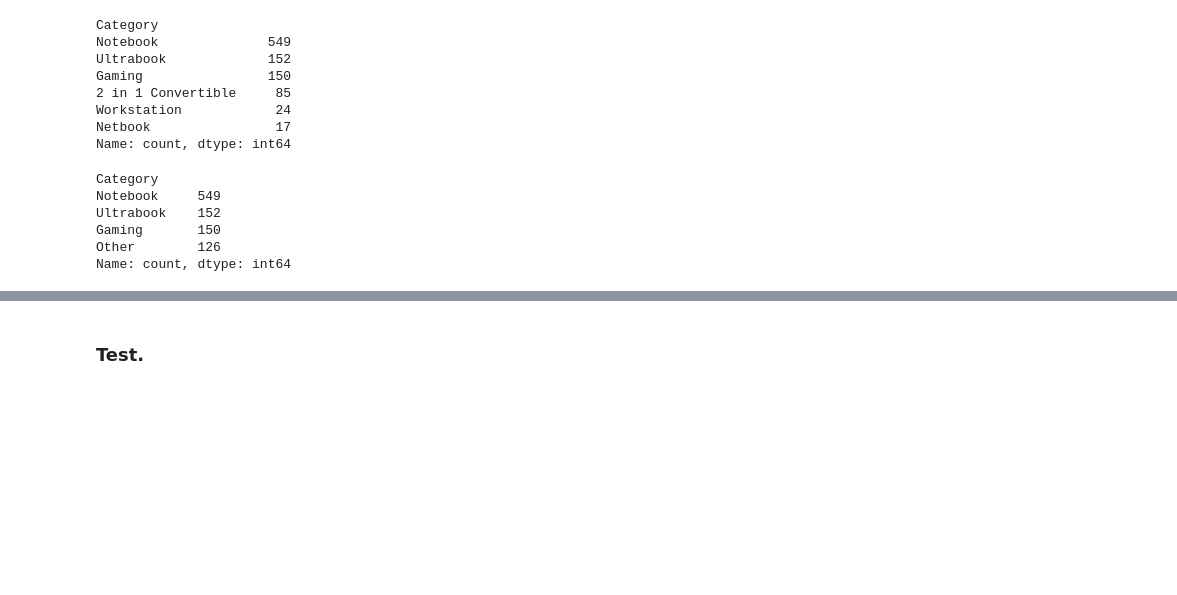
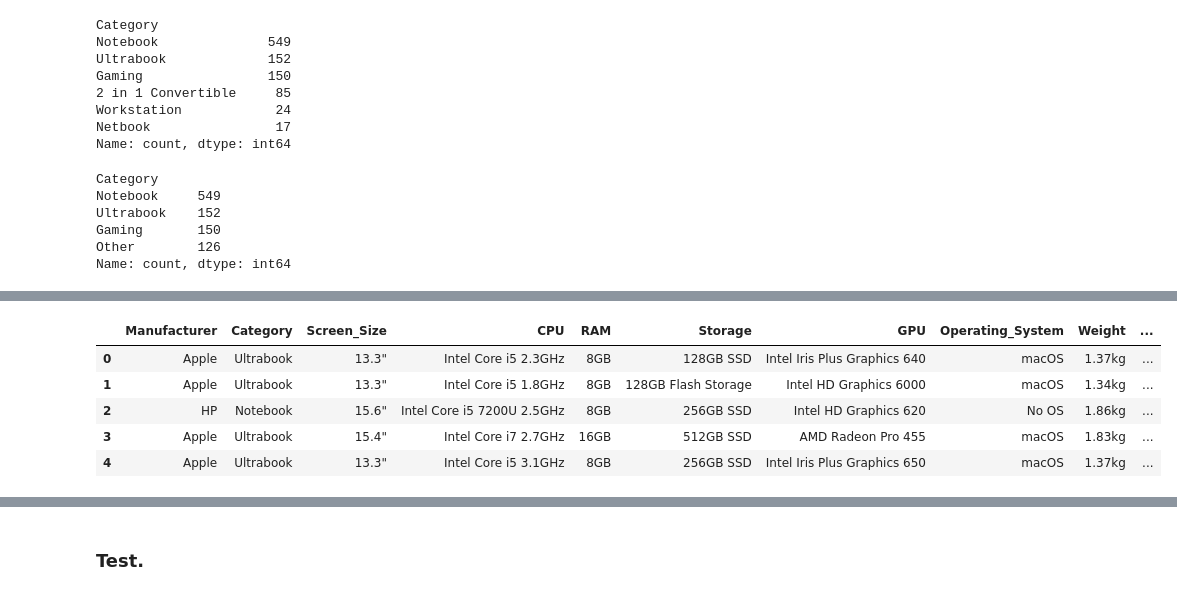
Before and after one commit to dapafer/kaggle-competition, a Jupyter notebook: src/EDA.ipynb, the cells around one changed output, grey strips where cells are left out. Cells and saved outputs as stored; diff of their text form; code cells hidden in the pictures; blank space fills up the shorter version.

```diff
--- a/src/EDA.ipynb
+++ b/src/EDA.ipynb
@@ -182,9 +232,9 @@ Netbook                17
 Name: count, dtype: int64
 # %%
 # transformar valores de "Category" para simplificar
-category = train.Category.value_counts()[:3]
+category_train = train.Category.value_counts()[:3]
 
-train['Category']= train['Category'].apply(lambda x: x if x in category else 'Other')
+train['Category']= train['Category'].apply(lambda x: x if x in category_train else 'Other')
 
 train.Category.value_counts()
 # %% [output]
@@ -196,0 +292,12 @@ Name: count, dtype: int64
+# %%
+# "Screen" no aporta valor, ademas teniendo la columna "Screen_Size", la eliminamos
+train = train.drop('Screen', axis=1)
+
+train.head()
+# %% [output]
+|  | Manufacturer | Category | Screen_Size | CPU | RAM | Storage | GPU | Operating_System | Weight | ... |
+| 0 | Apple | Ultrabook | 13.3" | Intel Core i5 2.3GHz | 8GB | 128GB SSD | Intel Iris Plus Graphics 640 | macOS | 1.37kg | ... |
+| 1 | Apple | Ultrabook | 13.3" | Intel Core i5 1.8GHz | 8GB | 128GB Flash Storage | Intel HD Graphics 6000 | macOS | 1.34kg | ... |
+| 2 | HP | Notebook | 15.6" | Intel Core i5 7200U 2.5GHz | 8GB | 256GB SSD | Intel HD Graphics 620 | No OS | 1.86kg | ... |
+| 3 | Apple | Ultrabook | 15.4" | Intel Core i7 2.7GHz | 16GB | 512GB SSD | AMD Radeon Pro 455 | macOS | 1.83kg | ... |
+| 4 | Apple | Ultrabook | 13.3" | Intel Core i5 3.1GHz | 8GB | 256GB SSD | Intel Iris Plus Graphics 650 | macOS | 1.37kg | ... |
```
Also changed, not shown: parts of 32 cells of this notebook.
